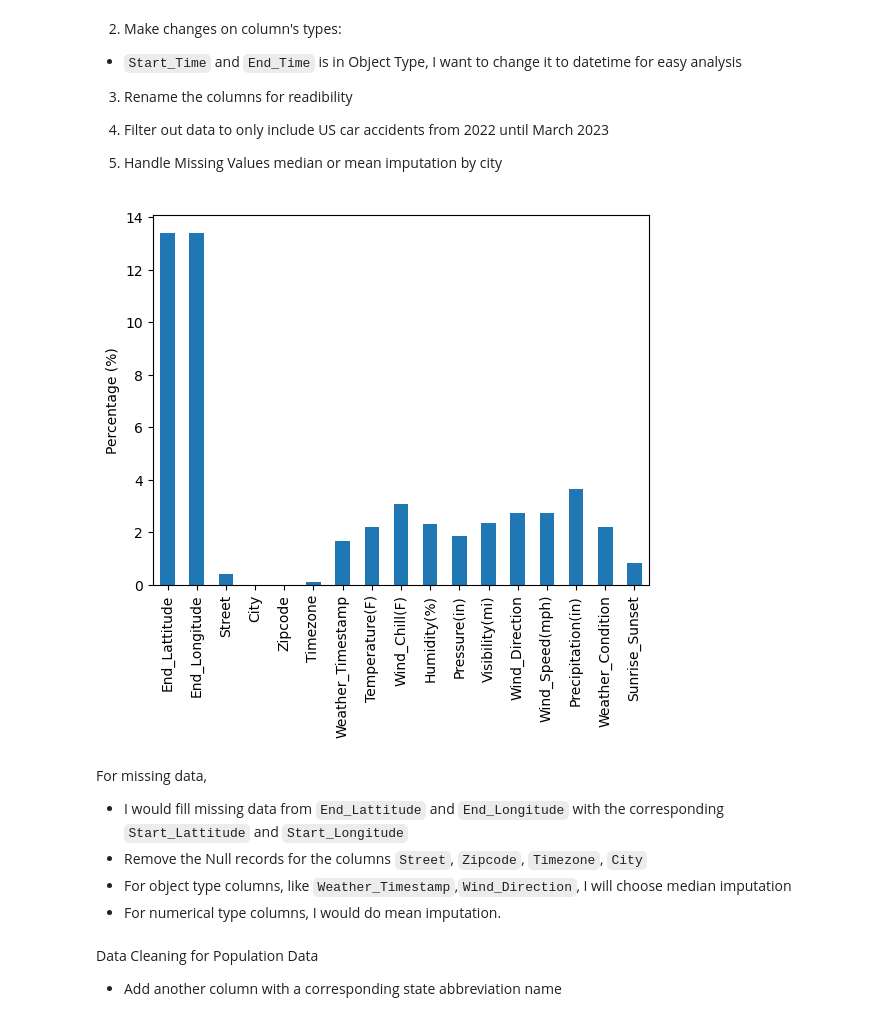
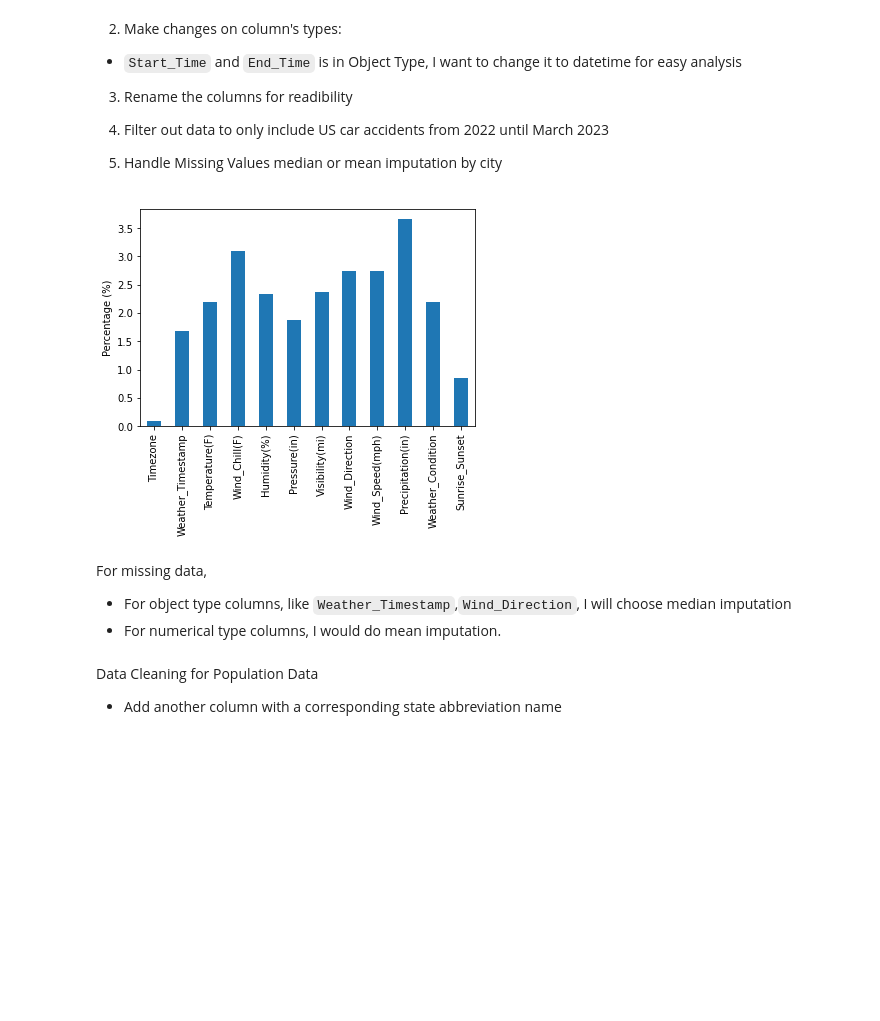
Before and after one commit to hoangttrang/eda-final, a Jupyter notebook: 00-Data-Cleaning.ipynb, the cells around one changed output. Cells and saved outputs as stored; diff of their text form; code cells hidden in the pictures; blank space fills up the shorter version.

```diff
--- a/00-Data-Cleaning.ipynb
+++ b/00-Data-Cleaning.ipynb
@@ -157,12 +135,11 @@ Data Cleaning for US Car Accidents:
 
 These are the columns that I will keep will be
 # %%
-selected_columns = ['ID', 'Source', 'Severity', 'Start_Time', 'End_Time', 'Start_Lat',
-       'Start_Lng', 'End_Lat', 'End_Lng', 'Distance(mi)', 'Description',
-       'Street', 'City', 'County', 'State', 'Zipcode', 'Country', 'Timezone',
-       'Weather_Timestamp', 'Temperature(F)', 'Wind_Chill(F)',
-       'Humidity(%)', 'Pressure(in)', 'Visibility(mi)', 'Wind_Direction',
-       'Wind_Speed(mph)', 'Precipitation(in)', 'Weather_Condition', 'Traffic_Signal', 'Sunrise_Sunset',]
+selected_columns = ['ID', 'Severity', 'Start_Time', 'End_Time', 'Start_Lat',
+       'Start_Lng', 'Distance(mi)', 'Description', 'State', 'Timezone',
+       'Weather_Timestamp', 'Temperature(F)', 'Wind_Chill(F)','Humidity(%)'
+        , 'Pressure(in)', 'Visibility(mi)', 'Wind_Direction','Wind_Speed(mph)'
+        , 'Precipitation(in)', 'Weather_Condition', 'Traffic_Signal', 'Sunrise_Sunset']
 # %% [markdown]
 2. Make changes on column's types:
 - `Start_Time` and `End_Time` is in Object Type, I want to change it to datetime for easy analysis
@@ -175,34 +152,32 @@ selected_columns = ['ID', 'Source', 'Severity', 'Start_Time', 'End_Time', 'Start
 # %%
 
 # Select data with the selected columns
 processed_df_accident = df_accident[selected_columns]
 
 # Change in column Type
 processed_df_accident['Start_Time'] = pd.DatetimeIndex(processed_df_accident['Start_Time'])
 processed_df_accident['End_Time'] = pd.DatetimeIndex(processed_df_accident['End_Time'])
 processed_df_accident['Weather_Timestamp'] = pd.DatetimeIndex(processed_df_accident['Weather_Timestamp'])
 
 # Rename Columns Name for human's readibility
-renamed_columns= {'Start_Lat': 'Start_Lattitude', 'Start_Lng': 'Start_Longitude'
-                  , 'End_Lat': 'End_Lattitude', 'End_Lng':'End_Longitude'}
+renamed_columns= {'Start_Lat': 'Start_Lattitude'
+                  , 'Start_Lng': 'Start_Longitude'}
 processed_df_accident.rename(columns=renamed_columns, inplace=True)
 
 
 # Plots Missing Data
 percentage_of_missing_values=processed_df_accident.isna().sum()/len(processed_df_accident)*100
 ax = percentage_of_missing_values[percentage_of_missing_values != 0].plot(kind="bar")
 
 # Adding y-axis label
 ax.set_ylabel("Percentage (%)")
 
 # Display the plot
 plt.show()
 # %% [output]
-[figure, old version]
+[figure, new version]
 # %% [markdown]
 For missing data,
-- I would fill missing data from `End_Lattitude` and `End_Longitude` with the corresponding `Start_Lattitude` and `Start_Longitude`
-- Remove the Null records for the columns `Street`, `Zipcode`, `Timezone`, `City`
 - For object type columns, like `Weather_Timestamp`,`Wind_Direction`, I will choose median imputation
 - For numerical type columns, I would do mean imputation.
 # %%
```
Also changed, not shown: parts of 7 cells of this notebook, 2 other files.
